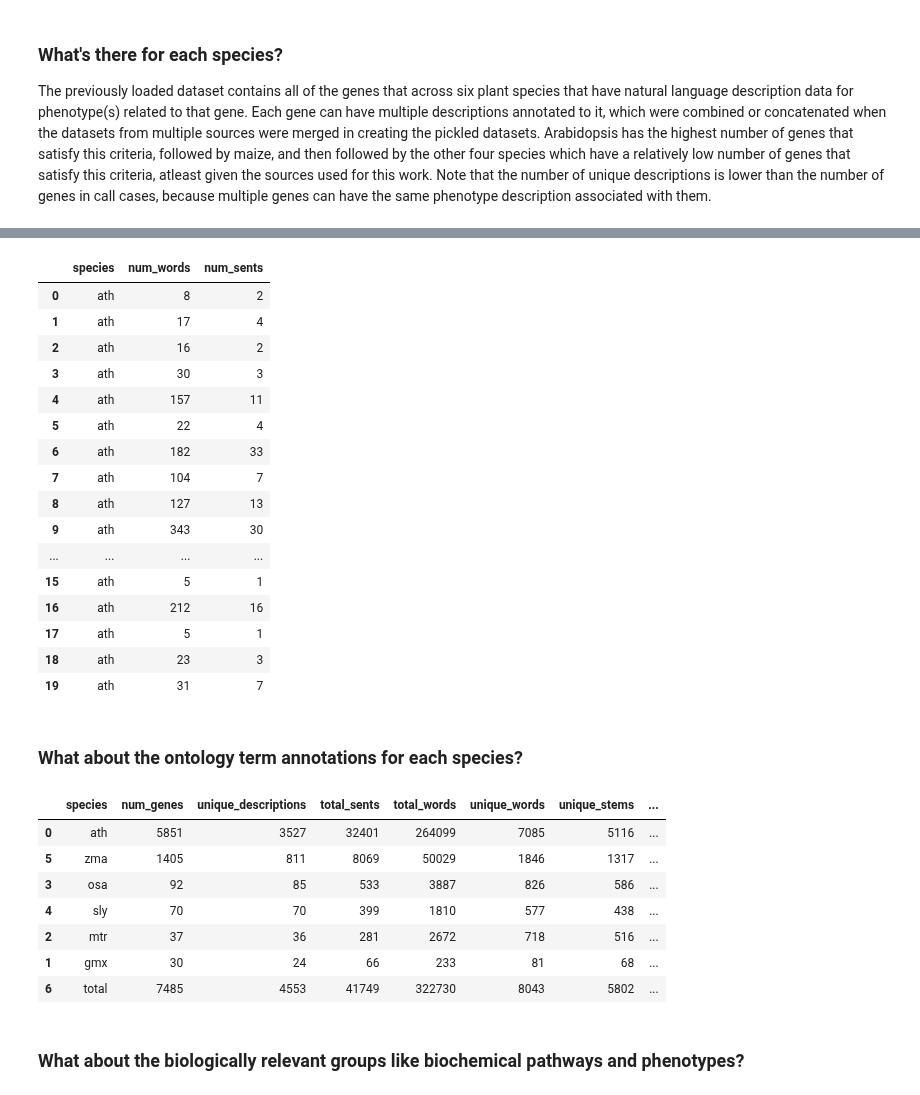
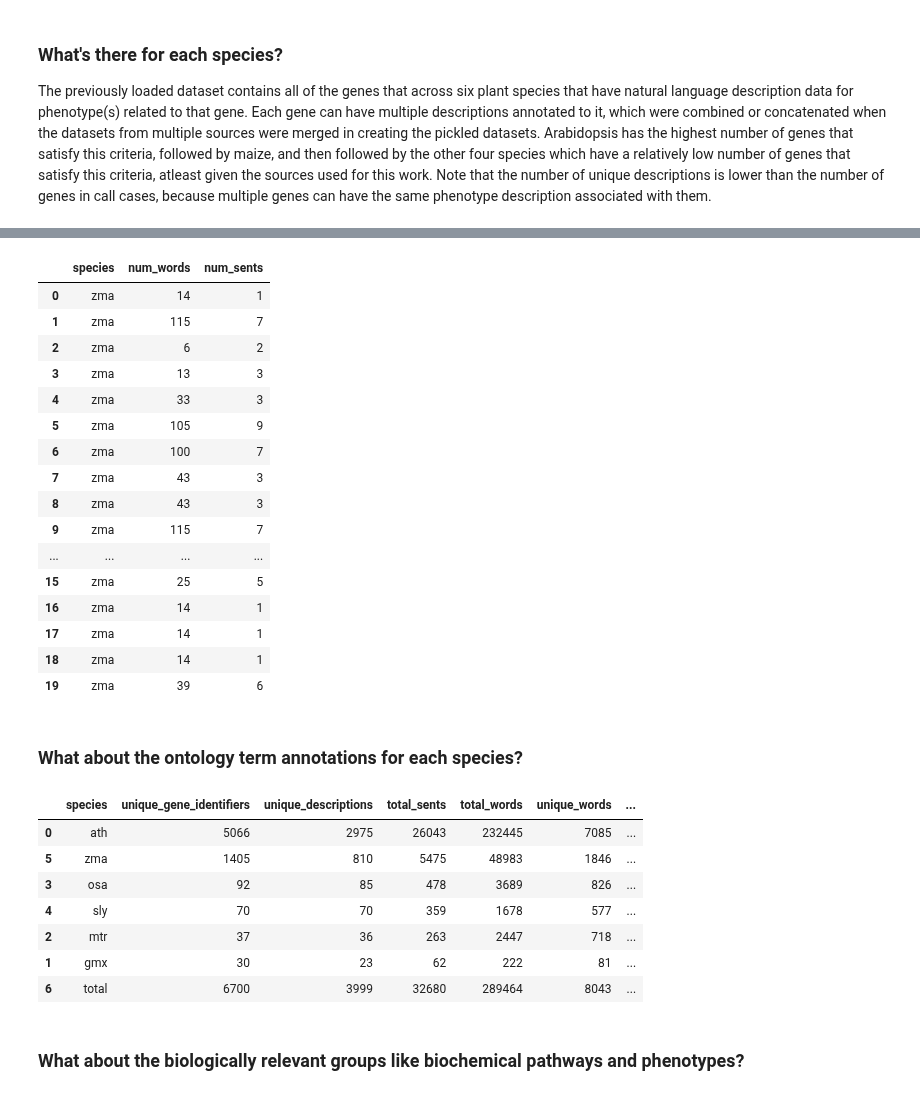
Before and after one commit to irbraun/plant-phenotypes-nlp, a Jupyter notebook: notebooks/Analysis_Dataset_Composition.ipynb, the cells around one changed output, grey strips where cells are left out. Cells and saved outputs as stored; diff of their text form; code cells hidden in the pictures.

```diff
--- a/notebooks/Analysis_Dataset_Composition.ipynb
+++ b/notebooks/Analysis_Dataset_Composition.ipynb
@@ -69,0 +47,5 @@ data.describe()
+# %%
+plant_dataset_path = "../../plant-data/genes_texts_annots.csv"
+plant_dataset = Dataset(plant_dataset_path)
+plant_dataset.filter_has_description()
+plant_dataset.describe()
@@ -71,6 +62,8 @@ data.describe()
 ### What's there for each species?
 The previously loaded dataset contains all of the genes that across six plant species that have natural language description data for phenotype(s) related to that gene. Each gene can have multiple descriptions annotated to it, which were combined or concatenated when the datasets from multiple sources were merged in creating the pickled datasets. Arabidopsis has the highest number of genes that satisfy this criteria, followed by maize, and then followed by the other four species which have a relatively low number of genes that satisfy this criteria, atleast given the sources used for this work. Note that the number of unique descriptions is lower than the number of genes in call cases, because multiple genes can have the same phenotype description associated with them.
 # %%
+data = plant_dataset
+
 wnl = WordNetLemmatizer()
 lemmatize_doc = lambda d: [wnl.lemmatize(x) for x in simple_preprocess(d)]
 
@@ -86,10 +79,10 @@ lemma_lists = {}
 for species in data.get_species():
     df = data.to_pandas()
     subset = df[df["species"]==species]
-    sentences = [sent_tokenize(d) for d in subset["description"].values]
-    descriptions_not_stemmed = [simple_preprocess(d) for d in subset["description"].values]
-    descriptions_stemmed = [preprocess_string(d) for d in subset["description"].values]
-    descriptions_lemmatized = [lemmatize_doc(d) for d in subset["description"].values]
+    sentences = [sent_tokenize(d) for d in subset["descriptions"].values]
+    descriptions_not_stemmed = [simple_preprocess(d) for d in subset["descriptions"].values]
+    descriptions_stemmed = [preprocess_string(d) for d in subset["descriptions"].values]
+    descriptions_lemmatized = [lemmatize_doc(d) for d in subset["descriptions"].values]
     sent_lists[species] = flatten(sentences)
     token_lists[species] = flatten(descriptions_not_stemmed)
     stems_lists[species] = flatten(descriptions_stemmed)
@@ -97,16 +90,16 @@ for species in data.get_species():
 
     # What about the distributions of words per gene and sentences per gene?
     dists["species"].extend([species]*subset.shape[0])
-    dists["num_words"].extend([len(word_tokenize(x)) for x in subset["description"].values])
-    dists["num_sents"].extend([len(sent_tokenize(x)) for x in subset["description"].values])
+    dists["num_words"].extend([len(word_tokenize(x)) for x in subset["descriptions"].values])
+    dists["num_sents"].extend([len(sent_tokenize(x)) for x in subset["descriptions"].values])
 
 # For the entire dataset including all of the species.
 df = data.to_pandas()
 subset = df
-sentences = [sent_tokenize(d) for d in subset["description"].values]
-descriptions_not_stemmed = [simple_preprocess(d) for d in subset["description"].values]
-descriptions_stemmed = [preprocess_string(d) for d in subset["description"].values]
-descriptions_lemmatized = [lemmatize_doc(d) for d in subset["description"].values]
+sentences = [sent_tokenize(d) for d in subset["descriptions"].values]
+descriptions_not_stemmed = [simple_preprocess(d) for d in subset["descriptions"].values]
+descriptions_stemmed = [preprocess_string(d) for d in subset["descriptions"].values]
+descriptions_lemmatized = [lemmatize_doc(d) for d in subset["descriptions"].values]
 sent_lists["total"] = flatten(sentences)
 token_lists["total"] = flatten(descriptions_not_stemmed)
 stems_lists["total"] = flatten(descriptions_stemmed)
@@ -123,11 +116,12 @@ lemma_sets_unique_to_species["total"] = flatten([list(s) for s in lemma_sets_uni
 
 
 # Create a dataframe to contain the summarizing information about this dataset, and sort it by number of genes.
+# Unique gene identifiers is just the total number of genes, this column name should be changed in the class...
 df = data.describe()
 condition = (df.species=="total")
 excluded = df[condition]
 included = df[~condition]
-df_sorted = included.sort_values(by="num_genes", ascending=False)
+df_sorted = included.sort_values(by="unique_gene_identifiers", ascending=False)
 df = pd.concat([df_sorted,excluded])
 
 # Add columns summarizing information about the text descriptions in the dataset.
@@ -154,47 +148,47 @@ text_distributions.to_csv("../data/scratch/word_sent_distributions.csv", index=F
 text_distributions.head(20)
 # %% [output]
 |  | species | num_words | num_sents |
-| 0 | ath | 8 | 2 |
-| 1 | ath | 17 | 4 |
-| 2 | ath | 16 | 2 |
-| 3 | ath | 30 | 3 |
-| 4 | ath | 157 | 11 |
-| 5 | ath | 22 | 4 |
-| 6 | ath | 182 | 33 |
-| 7 | ath | 104 | 7 |
-| 8 | ath | 127 | 13 |
-| 9 | ath | 343 | 30 |
+| 0 | zma | 14 | 1 |
+| 1 | zma | 115 | 7 |
+| 2 | zma | 6 | 2 |
+| 3 | zma | 13 | 3 |
+| 4 | zma | 33 | 3 |
+| 5 | zma | 105 | 9 |
+| 6 | zma | 100 | 7 |
+| 7 | zma | 43 | 3 |
+| 8 | zma | 43 | 3 |
+| 9 | zma | 115 | 7 |
 | ... | ... | ... | ... |
-| 15 | ath | 5 | 1 |
-| 16 | ath | 212 | 16 |
-| 17 | ath | 5 | 1 |
-| 18 | ath | 23 | 3 |
-| 19 | ath | 31 | 7 |
+| 15 | zma | 25 | 5 |
+| 16 | zma | 14 | 1 |
+| 17 | zma | 14 | 1 |
+| 18 | zma | 14 | 1 |
+| 19 | zma | 39 | 6 |
 # %% [markdown]
 ### What about the ontology term annotations for each species?
 # %%
 # How many of the genes in this dataset for each species are mapped to atleast one term from a given ontology?
 num_mapped_go = {}
 num_mapped_po = {}
 for species in data.get_species():
     d = data.to_pandas()
     subset = d[d["species"]==species]
-    num_mapped_po[species] = len([t for t in subset["term_ids"].values if "PO" in t])
-    num_mapped_go[species] = len([t for t in subset["term_ids"].values if "GO" in t])
+    num_mapped_po[species] = len([t for t in subset["annotations"].values if "PO" in t])
+    num_mapped_go[species] = len([t for t in subset["annotations"].values if "GO" in t])
 num_mapped_go["total"] = sum(list(num_mapped_go.values()))
 num_mapped_po["total"] = sum(list(num_mapped_po.values()))
 df["go"] = df["species"].map(lambda x: num_mapped_go[x])
 df["po"] = df["species"].map(lambda x: num_mapped_po[x])
 df
 # %% [output]
-|  | species | num_genes | unique_descriptions | total_sents | total_words | unique_words | unique_stems | ... |
-| 0 | ath | 5851 | 3527 | 32401 | 264099 | 7085 | 5116 | ... |
-| 5 | zma | 1405 | 811 | 8069 | 50029 | 1846 | 1317 | ... |
-| 3 | osa | 92 | 85 | 533 | 3887 | 826 | 586 | ... |
-| 4 | sly | 70 | 70 | 399 | 1810 | 577 | 438 | ... |
-| 2 | mtr | 37 | 36 | 281 | 2672 | 718 | 516 | ... |
-| 1 | gmx | 30 | 24 | 66 | 233 | 81 | 68 | ... |
-| 6 | total | 7485 | 4553 | 41749 | 322730 | 8043 | 5802 | ... |
+|  | species | unique_gene_identifiers | unique_descriptions | total_sents | total_words | unique_words | ... |
+| 0 | ath | 5066 | 2975 | 26043 | 232445 | 7085 | ... |
+| 5 | zma | 1405 | 810 | 5475 | 48983 | 1846 | ... |
+| 3 | osa | 92 | 85 | 478 | 3689 | 826 | ... |
+| 4 | sly | 70 | 70 | 359 | 1678 | 577 | ... |
+| 2 | mtr | 37 | 36 | 263 | 2447 | 718 | ... |
+| 1 | gmx | 30 | 23 | 62 | 222 | 81 | ... |
+| 6 | total | 6700 | 3999 | 32680 | 289464 | 8043 | ... |
 # %% [markdown]
 ### What about the biologically relevant groups like biochemical pathways and phenotypes?
 # %%
```
Also changed, not shown: parts of 18 cells of this notebook, 2 other files.
